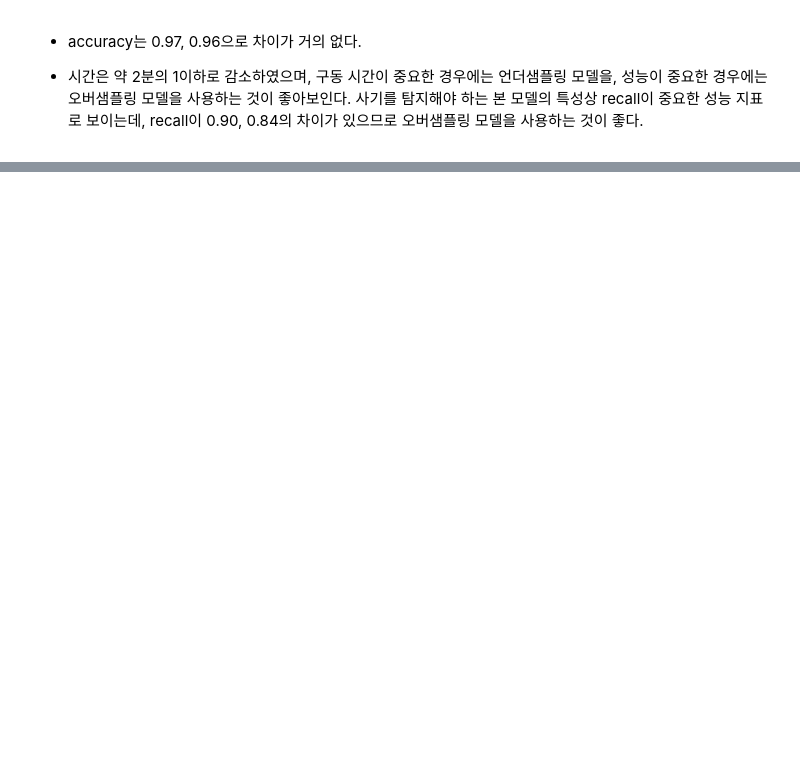
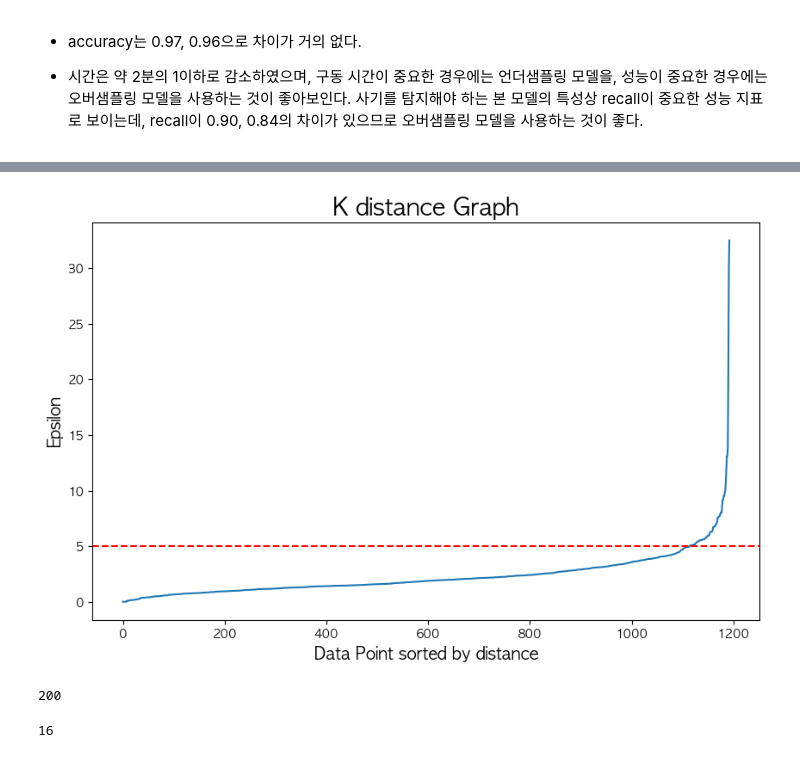
Before and after one commit to SeongminLee812/ADP, a Jupyter notebook: 2회독/final_test05.ipynb, the cells around one changed output, grey strips where cells are left out. Saved outputs shown, nothing was run; the diff lists cells and outputs as text; code cells hidden in the pictures; blank space fills up the shorter version.

```diff
--- a/2회독/final_test05.ipynb
+++ b/2회독/final_test05.ipynb
@@ -512,0 +500,9 @@ weighted avg       0.98      0.97      0.98       239
+# %%
+x = X.drop(['Time', 'Amount'], axis=1)
+# %%
+from sklearn.neighbors import NearestNeighbors
+import numpy as np
+neighbor = NearestNeighbors(n_neighbors=2)
+nbrs = neighbor.fit(x)
+distance, indices = nbrs.kneighbors(x)
+distance
@@ -512,0 +517,13 @@ weighted avg       0.98      0.97      0.98       239
+# %%
+import numpy as np
+distances = np.sort(distance, axis=0)[:, 1]
+
+plt.figure(figsize=(10, 6))
+plt.plot(distances)
+plt.title('K distance Graph', fontsize=20)
+plt.xlabel('Data Point sorted by distance', fontsize=14)
+plt.ylabel('Epsilon', fontsize=14)
+plt.axhline(5, color='r', linestyle='--')
+plt.show()
+# %% [output]
+[figure, added]
@@ -512,0 +542,8 @@ weighted avg       0.98      0.97      0.98       239
+# %%
+y.sum()
+# %% [output]
+200
+# %%
+data.loc[data['labels'] == -1, 'Class'].sum()
+# %% [output]
+16
```
Also changed, not shown: parts of 15 cells of this notebook, 1 other file.
